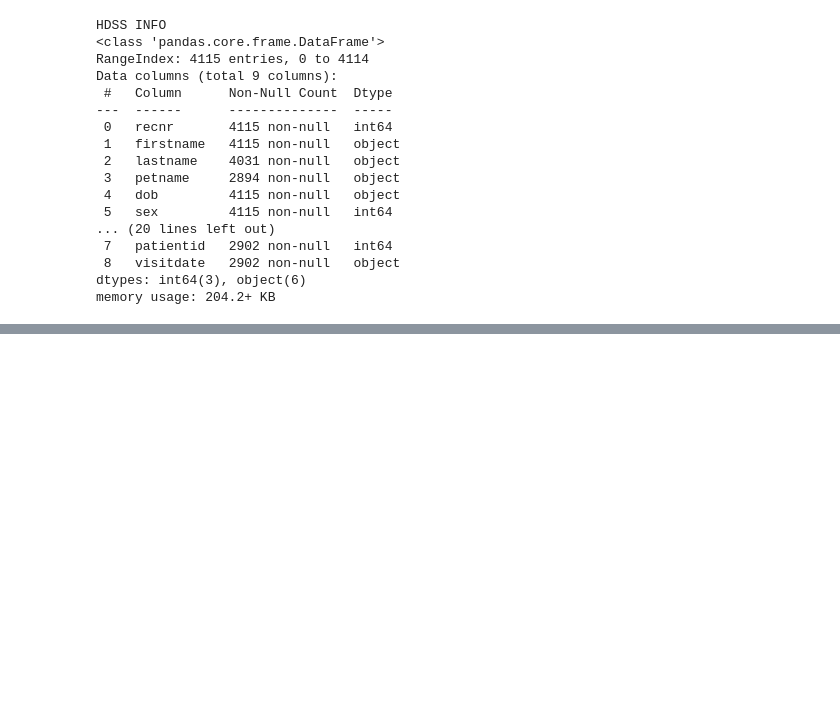
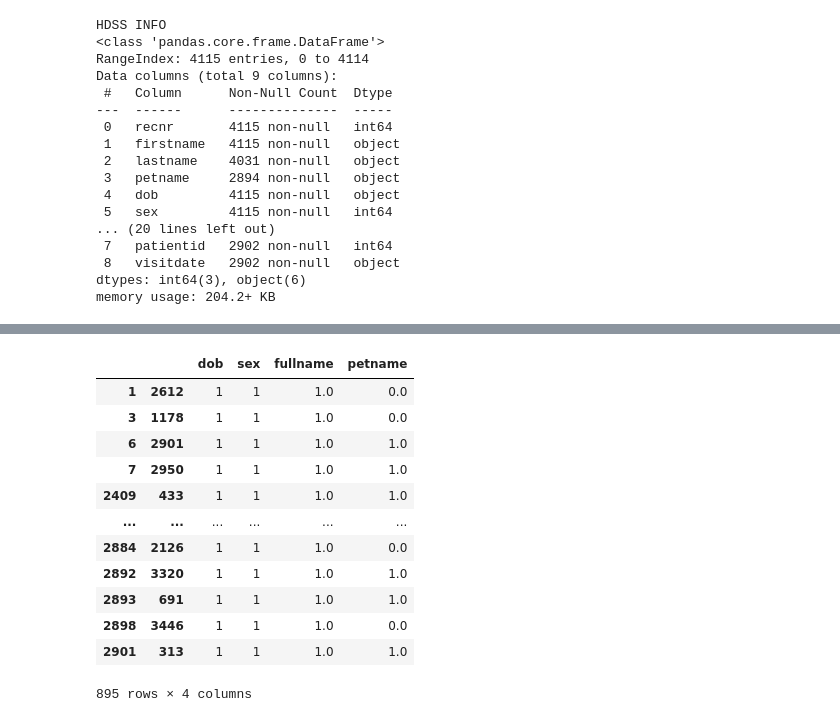
Before and after one commit to Guylord/Record-Linkage-tool-APHRC-DSE-Inspire-Hackathon-2024-, a Jupyter notebook: APHRC_DSE_Insprire_Hackathon_2024.ipynb, the cells around one changed output, grey strips where cells are left out. Saved outputs shown, nothing was run; the diff lists cells and outputs as text; code cells hidden in the pictures; blank space fills up the shorter version.

```diff
--- a/APHRC_DSE_Insprire_Hackathon_2024.ipynb
+++ b/APHRC_DSE_Insprire_Hackathon_2024.ipynb
@@ -37,0 +113,17 @@ memory usage: 204.2+ KB
+# %%
+matches=potential_matches[potential_matches.sum(axis=1)>=3]
+matches
+# %% [output]
+|  |  | dob | sex | fullname | petname |
+| 1 | 2612 | 1 | 1 | 1.0 | 0.0 |
+| 3 | 1178 | 1 | 1 | 1.0 | 0.0 |
+| 6 | 2901 | 1 | 1 | 1.0 | 1.0 |
+| 7 | 2950 | 1 | 1 | 1.0 | 1.0 |
+| 2409 | 433 | 1 | 1 | 1.0 | 1.0 |
+| ... | ... | ... | ... | ... | ... |
+| 2884 | 2126 | 1 | 1 | 1.0 | 0.0 |
+| 2892 | 3320 | 1 | 1 | 1.0 | 1.0 |
+| 2893 | 691 | 1 | 1 | 1.0 | 1.0 |
+| 2898 | 3446 | 1 | 1 | 1.0 | 0.0 |
+| 2901 | 313 | 1 | 1 | 1.0 | 1.0 |
+895 rows × 4 columns
```
Also changed, not shown: parts of 16 cells of this notebook.
